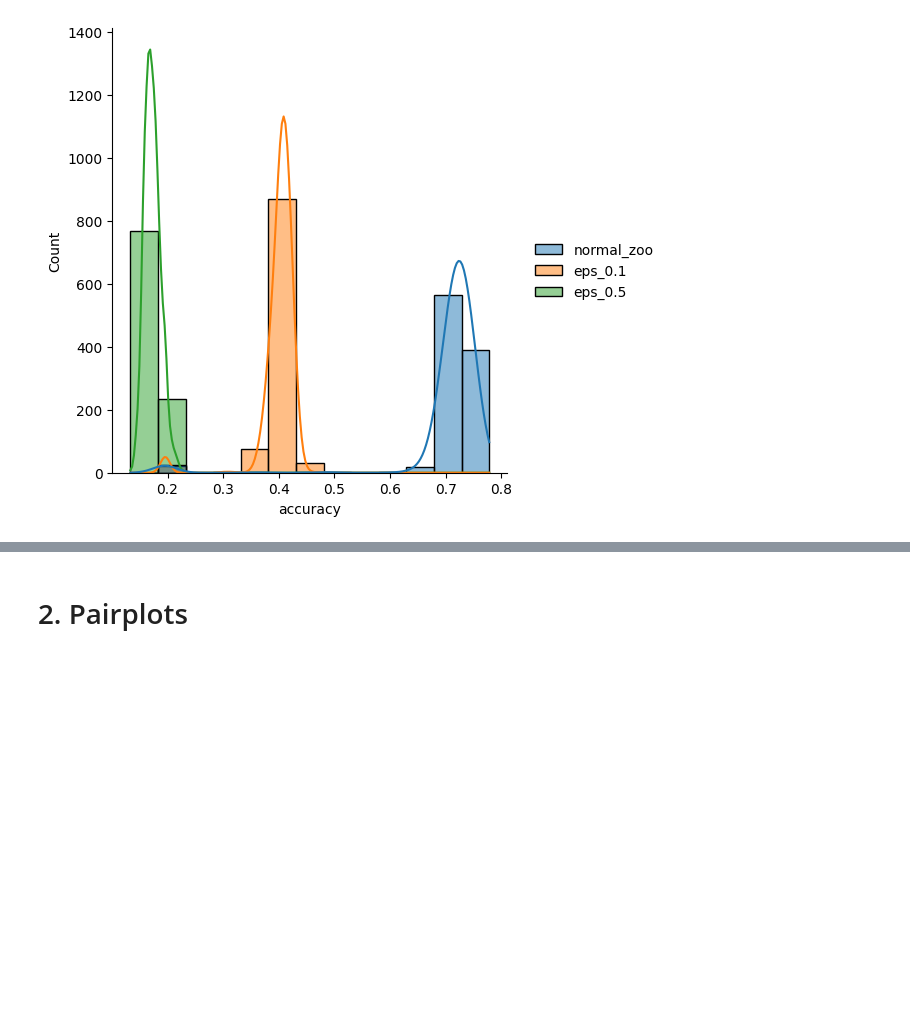
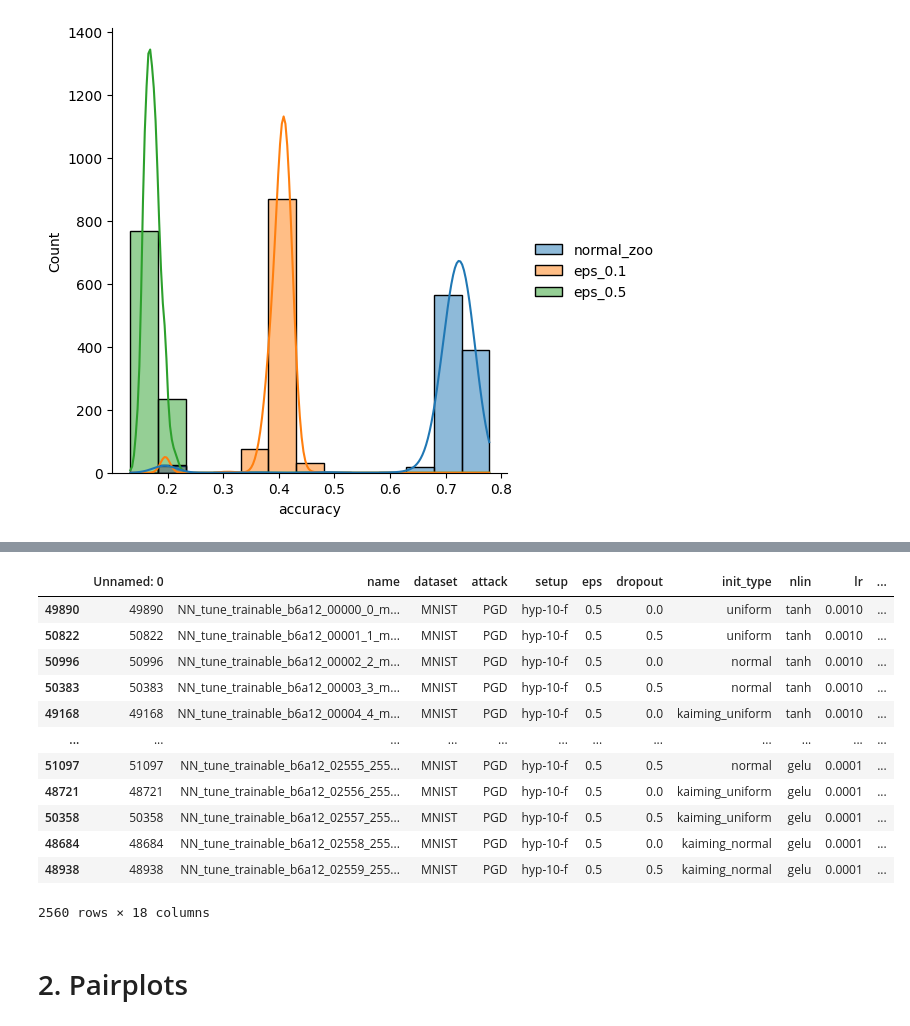
Before and after one commit to julius-lautz/model_robustness, a Jupyter notebook: src/model_robustness/attacks/plots.ipynb, the cells around one changed output, grey strips where cells are left out. Drawn from its saved outputs; the diff is of its cells as text; code cells hidden in the pictures; blank space fills up the shorter version.

```diff
--- a/src/model_robustness/attacks/plots.ipynb
+++ b/src/model_robustness/attacks/plots.ipynb
@@ -111,3 +208,19 @@ plt.show()
+# %%
+eps_df
+# %% [output]
+|  | Unnamed: 0 | name | dataset | attack | setup | eps | dropout | init_type | nlin | lr | ... |
+| 49890 | 49890 | NN_tune_trainable_b6a12_00000_0_m... | MNIST | PGD | hyp-10-f | 0.5 | 0.0 | uniform | tanh | 0.0010 | ... |
+| 50822 | 50822 | NN_tune_trainable_b6a12_00001_1_m... | MNIST | PGD | hyp-10-f | 0.5 | 0.5 | uniform | tanh | 0.0010 | ... |
+| 50996 | 50996 | NN_tune_trainable_b6a12_00002_2_m... | MNIST | PGD | hyp-10-f | 0.5 | 0.0 | normal | tanh | 0.0010 | ... |
+| 50383 | 50383 | NN_tune_trainable_b6a12_00003_3_m... | MNIST | PGD | hyp-10-f | 0.5 | 0.5 | normal | tanh | 0.0010 | ... |
+| 49168 | 49168 | NN_tune_trainable_b6a12_00004_4_m... | MNIST | PGD | hyp-10-f | 0.5 | 0.0 | kaiming_uniform | tanh | 0.0010 | ... |
+| ... | ... | ... | ... | ... | ... | ... | ... | ... | ... | ... | ... |
+| 51097 | 51097 | NN_tune_trainable_b6a12_02555_255... | MNIST | PGD | hyp-10-f | 0.5 | 0.5 | normal | gelu | 0.0001 | ... |
+| 48721 | 48721 | NN_tune_trainable_b6a12_02556_255... | MNIST | PGD | hyp-10-f | 0.5 | 0.0 | kaiming_uniform | gelu | 0.0001 | ... |
+| 50358 | 50358 | NN_tune_trainable_b6a12_02557_255... | MNIST | PGD | hyp-10-f | 0.5 | 0.5 | kaiming_uniform | gelu | 0.0001 | ... |
+| 48684 | 48684 | NN_tune_trainable_b6a12_02558_255... | MNIST | PGD | hyp-10-f | 0.5 | 0.0 | kaiming_normal | gelu | 0.0001 | ... |
+| 48938 | 48938 | NN_tune_trainable_b6a12_02559_255... | MNIST | PGD | hyp-10-f | 0.5 | 0.5 | kaiming_normal | gelu | 0.0001 | ... |
+2560 rows × 18 columns
 # %% [markdown]
 # 2. Pairplots
 # %%
```
Also changed, not shown: parts of 7 cells of this notebook, 20 other files.
